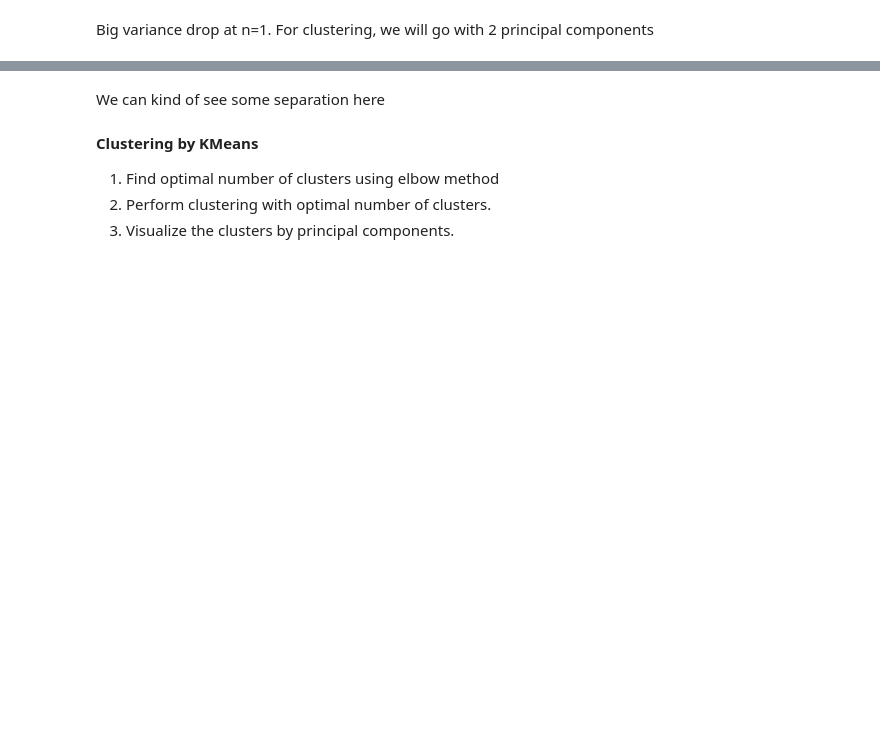
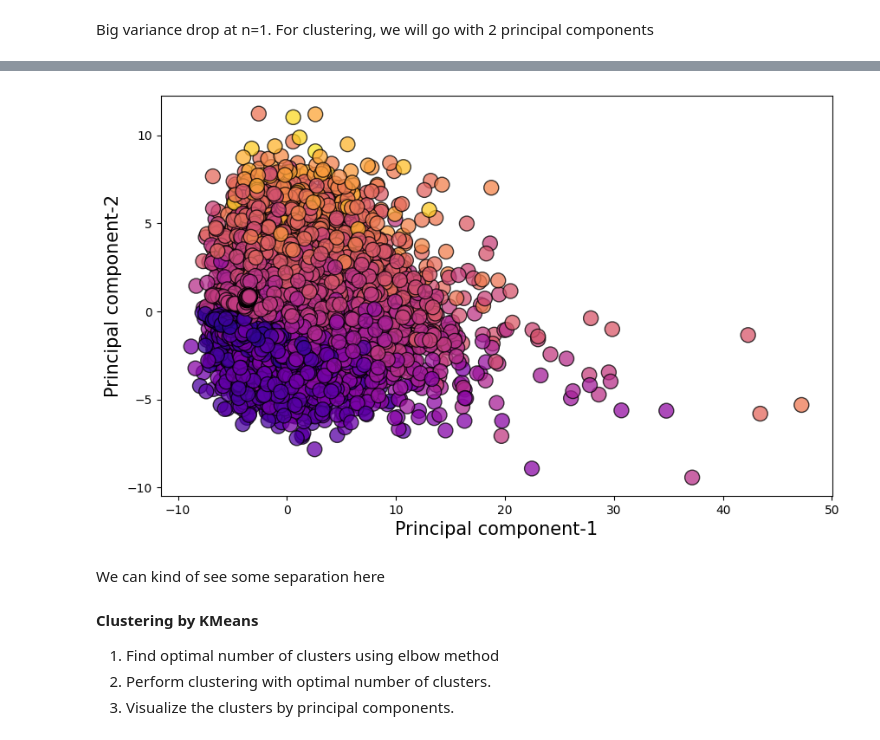
Before and after one commit to ErinPhillips/data_mining_midterm, a Jupyter notebook: diabetes.ipynb, the cells around one changed output, grey strips where cells are left out. Drawn from its saved outputs; the diff is of its cells as text; code cells hidden in the pictures; blank space fills up the shorter version.

```diff
--- a/diabetes.ipynb
+++ b/diabetes.ipynb
@@ -461,3 +460,7 @@ pca_scatter(dfx, None, df.glyco_hemoglobin)
+# %%
+pca_scatter(dfx, None, df.arm_circum)
+# %% [output]
+[figure, added]
 # %% [markdown]
 We can kind of see some separation here
 # %% [markdown]
```
Also changed, not shown: parts of 38 cells of this notebook.
